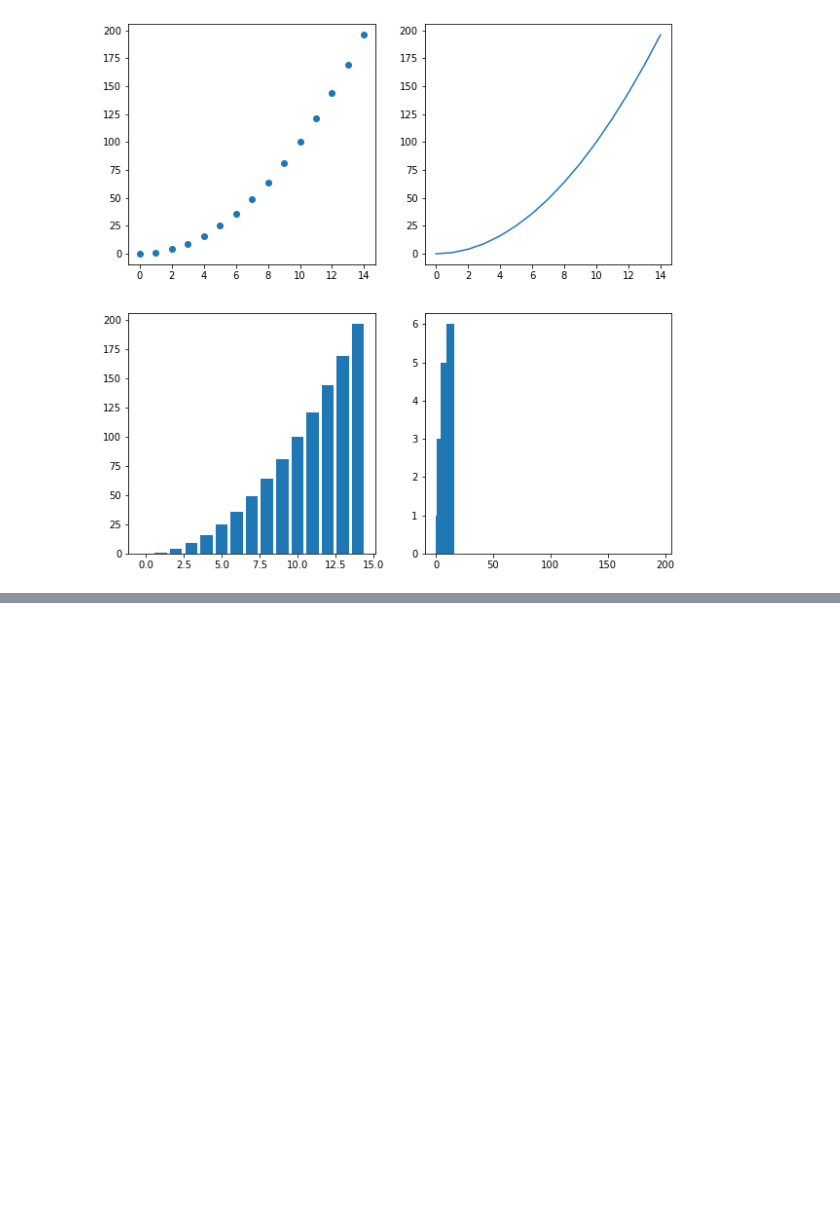
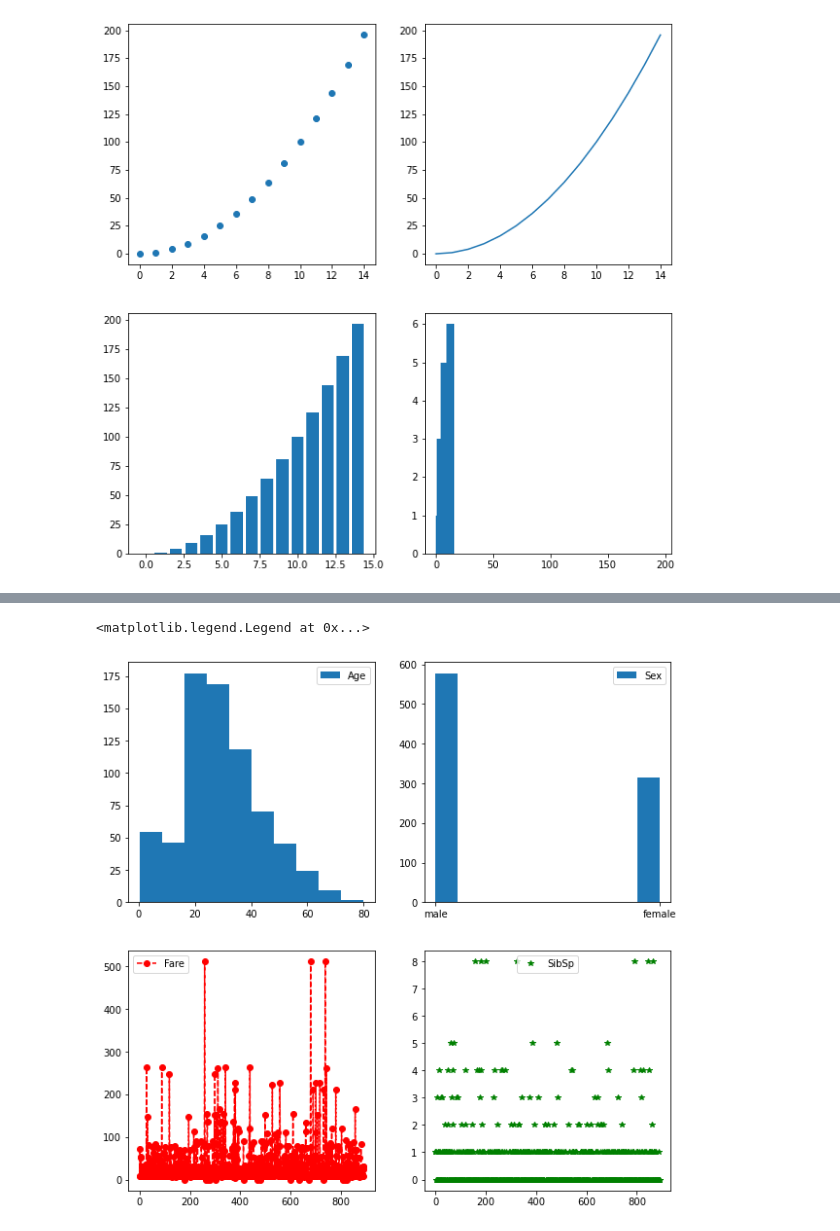
Before and after one commit to dongik9/MydataAnalysis, a Jupyter notebook: 20220913.ipynb, the cells around one changed output, grey strips where cells are left out. Saved outputs shown, nothing was run; the diff lists cells and outputs as text; code cells hidden in the pictures; blank space fills up the shorter version.

```diff
--- a/20220913.ipynb
+++ b/20220913.ipynb
@@ -90,0 +148,17 @@ plt.show()
+# %%
+plt.figure(figsize = (10,10))
+plt.subplot(2,2,1)
+plt.hist(df["Age"], label='Age')
+plt.legend(loc=0)
+plt.subplot(2,2,2)
+plt.hist(df["Sex"], label='Sex')
+plt.legend(loc=0)
+plt.subplot(2,2,3)
+plt.plot(df["Fare"], 'o--r',label='Fare')
+plt.legend(loc=0)
+plt.subplot(2,2,4)
+plt.plot(df["SibSp"], '*g',label='SibSp')
+plt.legend(loc=0)
+# %% [output]
+<matplotlib.legend.Legend at 0x...>
+[figure, added]
```
Also changed, not shown: parts of 8 cells of this notebook, 3 other files.
